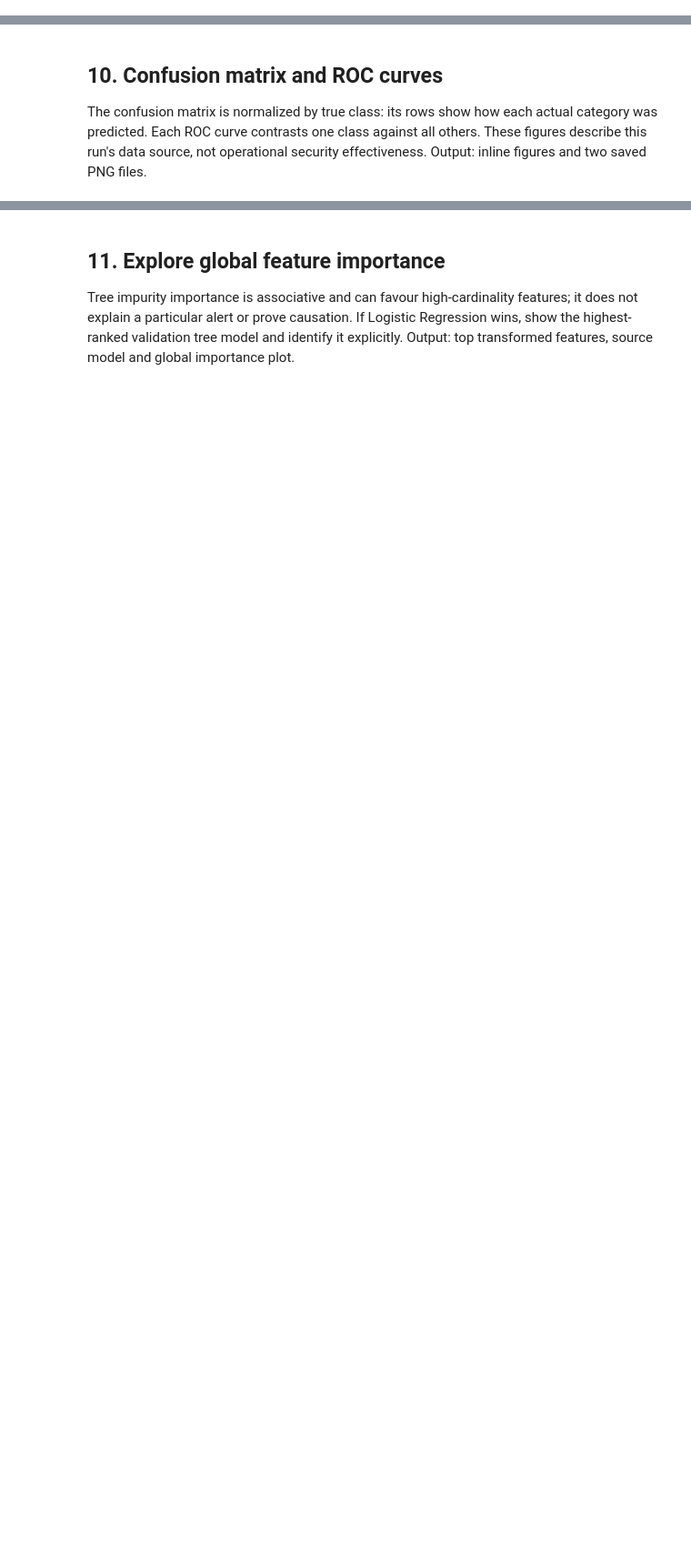
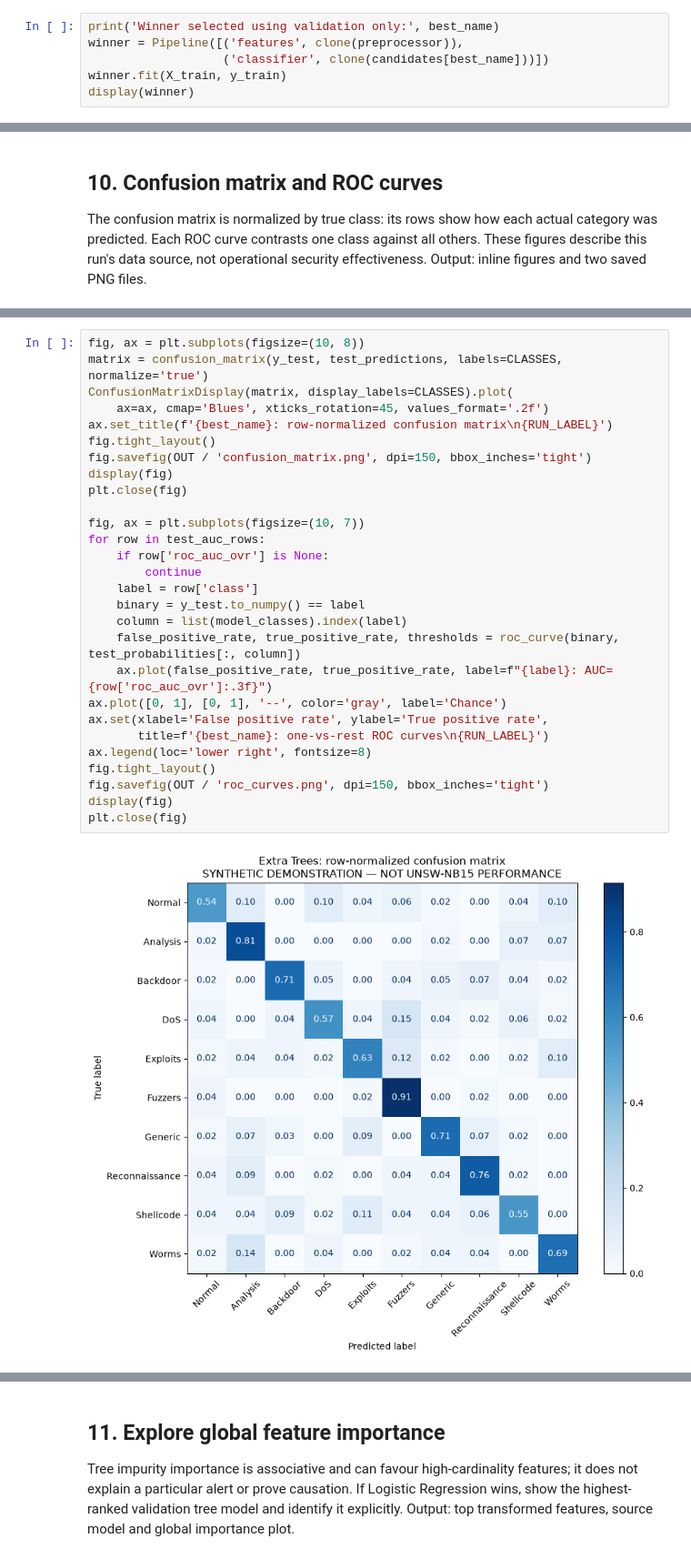
Before and after one commit to Rohan-Ktksu/axynetra, a Jupyter notebook: Axynetra_ML_Workflow.ipynb, the cells around one changed output, grey strips where cells are left out. Shown at 91% size. Drawn from its saved outputs; the diff is of its cells as text; blank space fills up the shorter version.

```diff
--- a/Axynetra_ML_Workflow.ipynb
+++ b/Axynetra_ML_Workflow.ipynb
@@ -343,0 +439,6 @@ Pipeline(steps=[('features',
+# %%
+print('Winner selected using validation only:', best_name)
+winner = Pipeline([('features', clone(preprocessor)),
+                   ('classifier', clone(candidates[best_name]))])
+winner.fit(X_train, y_train)
+display(winner)
@@ -408,0 +536,30 @@ display(Image(filename=str(OUT / 'roc_curves.png')))
+# %%
+fig, ax = plt.subplots(figsize=(10, 8))
+matrix = confusion_matrix(y_test, test_predictions, labels=CLASSES, normalize='true')
+ConfusionMatrixDisplay(matrix, display_labels=CLASSES).plot(
+    ax=ax, cmap='Blues', xticks_rotation=45, values_format='.2f')
+ax.set_title(f'{best_name}: row-normalized confusion matrix\n{RUN_LABEL}')
+fig.tight_layout()
+fig.savefig(OUT / 'confusion_matrix.png', dpi=150, bbox_inches='tight')
+display(fig)
+plt.close(fig)
+
+fig, ax = plt.subplots(figsize=(10, 7))
+for row in test_auc_rows:
+    if row['roc_auc_ovr'] is None:
+        continue
+    label = row['class']
+    binary = y_test.to_numpy() == label
+    column = list(model_classes).index(label)
+    false_positive_rate, true_positive_rate, thresholds = roc_curve(binary, test_probabilities[:, column])
+    ax.plot(false_positive_rate, true_positive_rate, label=f"{label}: AUC={row['roc_auc_ovr']:.3f}")
+ax.plot([0, 1], [0, 1], '--', color='gray', label='Chance')
+ax.set(xlabel='False positive rate', ylabel='True positive rate',
+       title=f'{best_name}: one-vs-rest ROC curves\n{RUN_LABEL}')
+ax.legend(loc='lower right', fontsize=8)
+fig.tight_layout()
+fig.savefig(OUT / 'roc_curves.png', dpi=150, bbox_inches='tight')
+display(fig)
+plt.close(fig)
+# %% [output]
+[figure, added]
```
Also changed, not shown: parts of 27 cells of this notebook, 6 other files.
